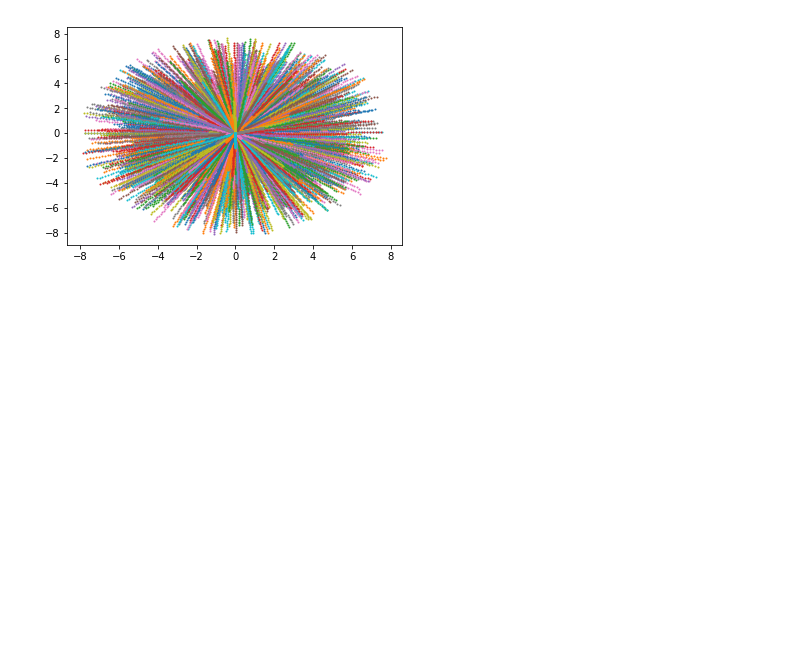
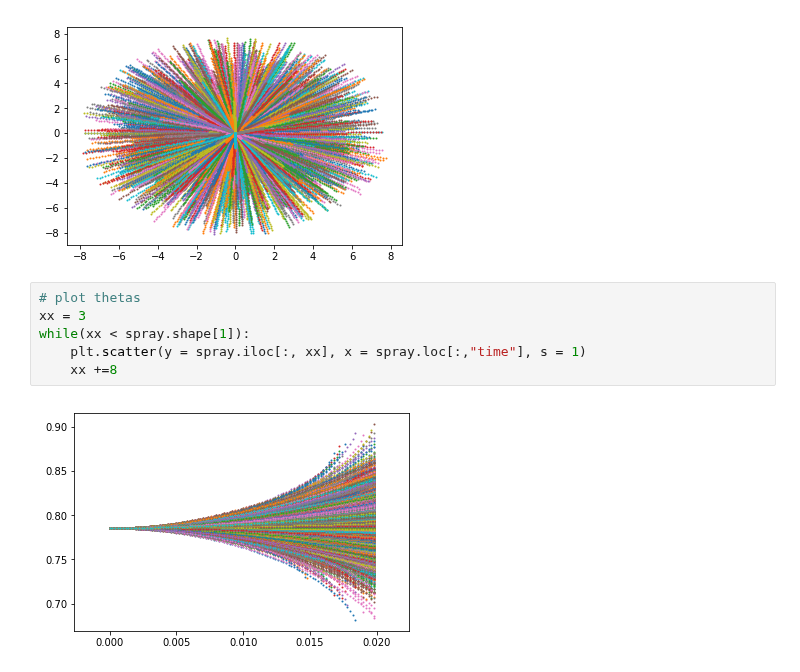
Before and after one commit to oliviatessa/MothMachineLearning, a Jupyter notebook: Load and Visualize data.ipynb, the cells around one changed output. Drawn from its saved outputs; the diff is of its cells as text; blank space fills up the shorter version.

```diff
--- a/Load and Visualize data.ipynb
+++ b/Load and Visualize data.ipynb
@@ -115,3 +115,11 @@ while(xx < spray.shape[1]):
     yy += 8
 # %% [output]
 [figure]
+# %%
+# plot thetas
+xx = 3
+while(xx < spray.shape[1]):
+    plt.scatter(y = spray.iloc[:, xx], x = spray.loc[:,"time"], s = 1)
+    xx +=8
+# %% [output]
+[figure, added]
```
Also changed, not shown: parts of 13 cells of this notebook.
